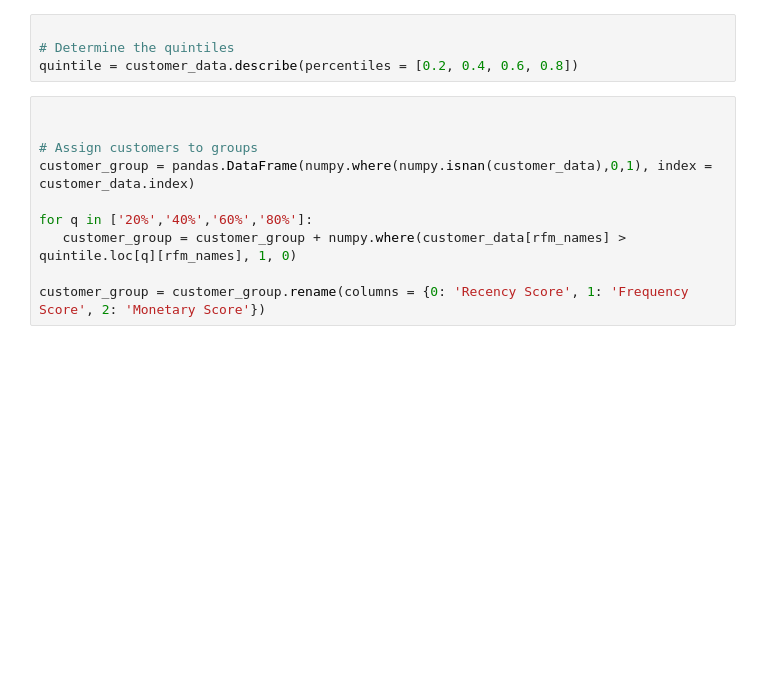
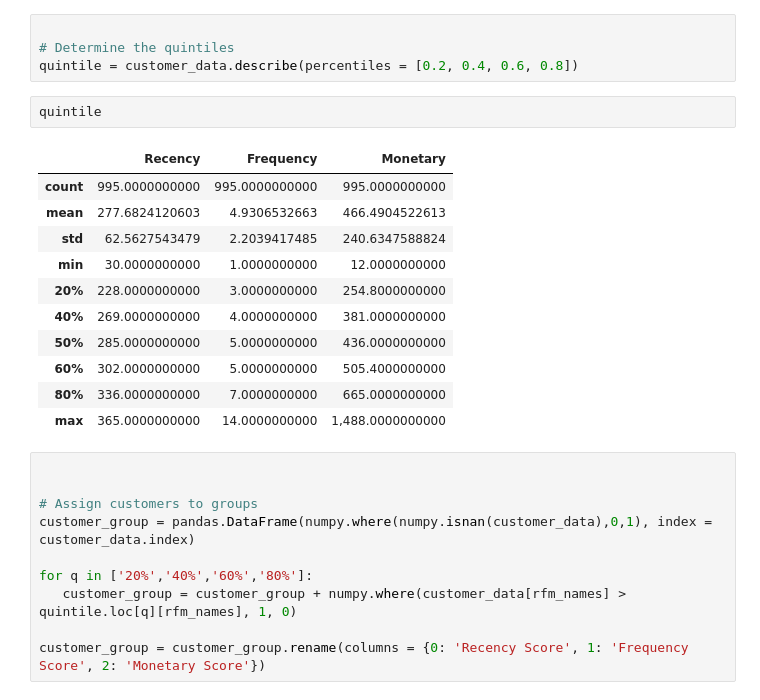
Before and after one commit to code-better-everyday/mas, a Jupyter notebook: CSP571/src/rfm-class.ipynb, the cells around one changed output. Saved outputs shown, nothing was run; the diff lists cells and outputs as text; blank space fills up the shorter version.

```diff
--- a/CSP571/src/rfm-class.ipynb
+++ b/CSP571/src/rfm-class.ipynb
@@ -52,6 +93,20 @@ rfm_names = customer_data.columns
 
 # Determine the quintiles
 quintile = customer_data.describe(percentiles = [0.2, 0.4, 0.6, 0.8])
+# %%
+quintile
+# %% [output]
+|  | Recency | Frequency | Monetary |
+| count | 995.0000000000 | 995.0000000000 | 995.0000000000 |
+| mean | 277.6824120603 | 4.9306532663 | 466.4904522613 |
+| std | 62.5627543479 | 2.2039417485 | 240.6347588824 |
+| min | 30.0000000000 | 1.0000000000 | 12.0000000000 |
+| 20% | 228.0000000000 | 3.0000000000 | 254.8000000000 |
+| 40% | 269.0000000000 | 4.0000000000 | 381.0000000000 |
+| 50% | 285.0000000000 | 5.0000000000 | 436.0000000000 |
+| 60% | 302.0000000000 | 5.0000000000 | 505.4000000000 |
+| 80% | 336.0000000000 | 7.0000000000 | 665.0000000000 |
+| max | 365.0000000000 | 14.0000000000 | 1,488.0000000000 |
 # %%
 
 
```
Also changed, not shown: parts of 9 cells of this notebook, 1 other file.
